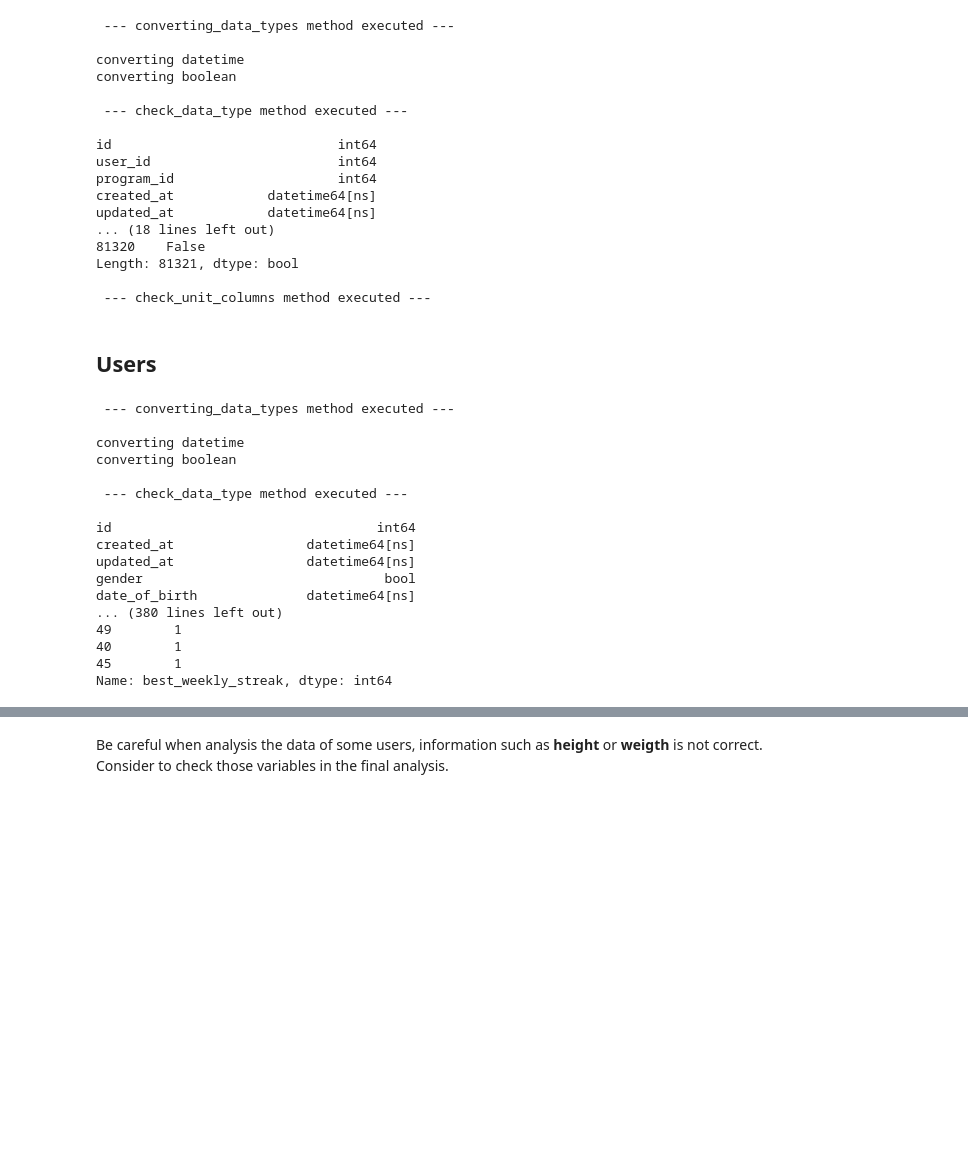
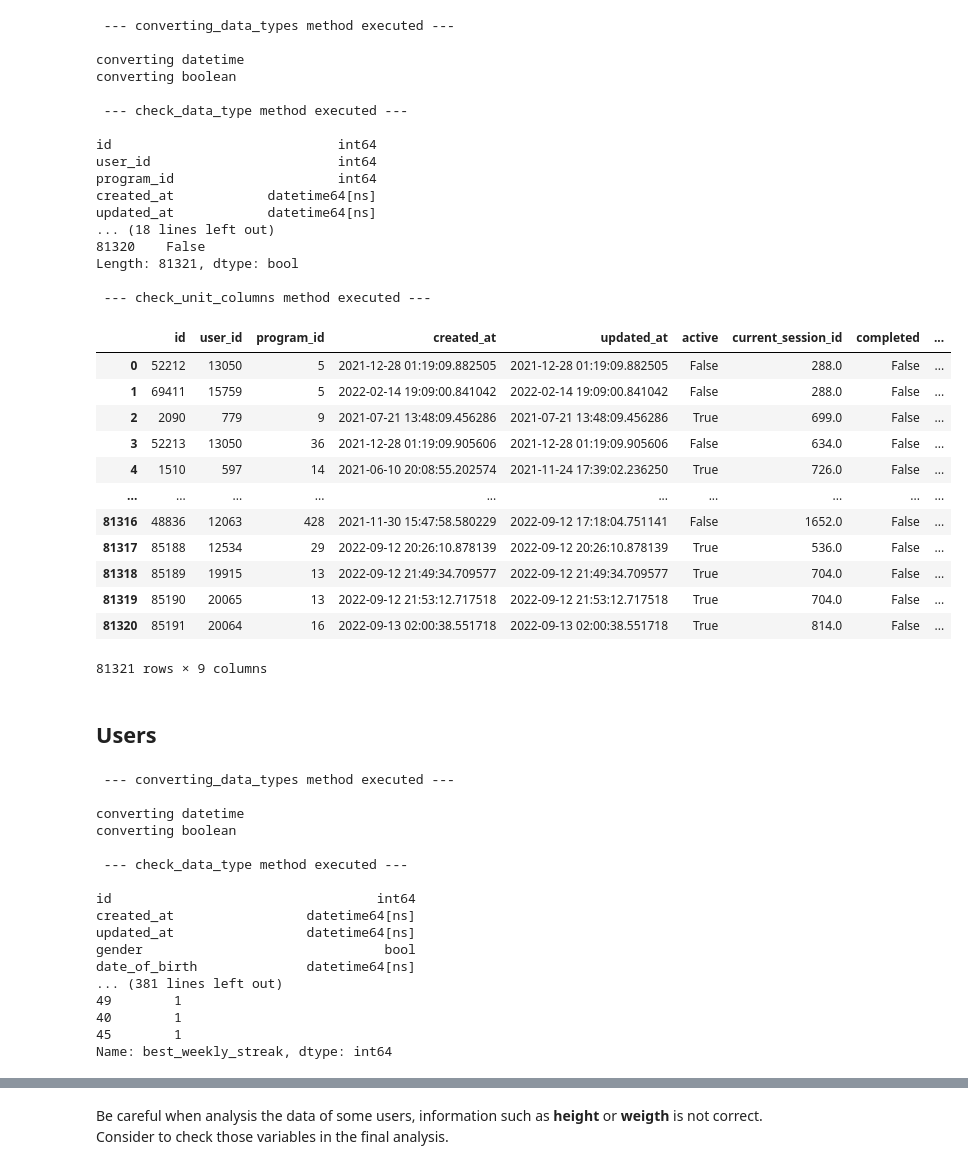
Before and after one commit to evidadeusto/mhunters, a Jupyter notebook: analysis_oscar_preprocessing/Merge.ipynb, the cells around one changed output, grey strips where cells are left out. Drawn from its saved outputs; the diff is of its cells as text; code cells hidden in the pictures; blank space fills up the shorter version.

```diff
--- a/analysis_oscar_preprocessing/Merge.ipynb
+++ b/analysis_oscar_preprocessing/Merge.ipynb
@@ -170,6 +170,22 @@ updated_at            datetime64[ns]
 Length: 81321, dtype: bool
 
  --- check_unit_columns method executed ---
+# %%
+user_programs
+# %% [output]
+|  | id | user_id | program_id | created_at | updated_at | active | current_session_id | completed | ... |
+| 0 | 52212 | 13050 | 5 | 2021-12-28 01:19:09.882505 | 2021-12-28 01:19:09.882505 | False | 288.0 | False | ... |
+| 1 | 69411 | 15759 | 5 | 2022-02-14 19:09:00.841042 | 2022-02-14 19:09:00.841042 | False | 288.0 | False | ... |
+| 2 | 2090 | 779 | 9 | 2021-07-21 13:48:09.456286 | 2021-07-21 13:48:09.456286 | True | 699.0 | False | ... |
+| 3 | 52213 | 13050 | 36 | 2021-12-28 01:19:09.905606 | 2021-12-28 01:19:09.905606 | False | 634.0 | False | ... |
+| 4 | 1510 | 597 | 14 | 2021-06-10 20:08:55.202574 | 2021-11-24 17:39:02.236250 | True | 726.0 | False | ... |
+| ... | ... | ... | ... | ... | ... | ... | ... | ... | ... |
+| 81316 | 48836 | 12063 | 428 | 2021-11-30 15:47:58.580229 | 2022-09-12 17:18:04.751141 | False | 1652.0 | False | ... |
+| 81317 | 85188 | 12534 | 29 | 2022-09-12 20:26:10.878139 | 2022-09-12 20:26:10.878139 | True | 536.0 | False | ... |
+| 81318 | 85189 | 19915 | 13 | 2022-09-12 21:49:34.709577 | 2022-09-12 21:49:34.709577 | True | 704.0 | False | ... |
+| 81319 | 85190 | 20065 | 13 | 2022-09-12 21:53:12.717518 | 2022-09-12 21:53:12.717518 | True | 704.0 | False | ... |
+| 81320 | 85191 | 20064 | 16 | 2022-09-13 02:00:38.551718 | 2022-09-13 02:00:38.551718 | True | 814.0 | False | ... |
+81321 rows × 9 columns
 # %% [markdown]
 ## Users
 # %%
@@ -192,11 +208,11 @@ users = users.drop(['email', 'encrypted_password',
                      'warmup_session_id', 'stripe_id', 'provider', 'uid',
                      'affiliate_code', 'moengage_id', 'mix_panel_id',
                      'apple_id_token','platform', 'login_token', 'current_sign_in_at',
-                     'last_sign_in_at','login_token_generated_at', 'current_weekly_streak'],
+                     'login_token_generated_at', 'current_weekly_streak'],
                       axis = 1)
 
 # First check of table
-change_data_type_columns = {'datetime' : ['created_at', 'updated_at', 'date_of_birth'],
+change_data_type_columns = {'datetime' : ['created_at', 'updated_at', 'date_of_birth', 'last_sign_in_at'],
                             'boolean': ['gender', 'newsletter_subscription',
                                         'notifications_setting', 'imported',
                                         'scientific_data_usage',
@@ -223,7 +239,7 @@ created_at                 datetime64[ns]
 updated_at                 datetime64[ns]
 gender                               bool
 date_of_birth              datetime64[ns]
-... (380 lines left out)
+... (381 lines left out)
 49        1
 40        1
 45        1
```
Also changed, not shown: parts of 21 cells of this notebook.
